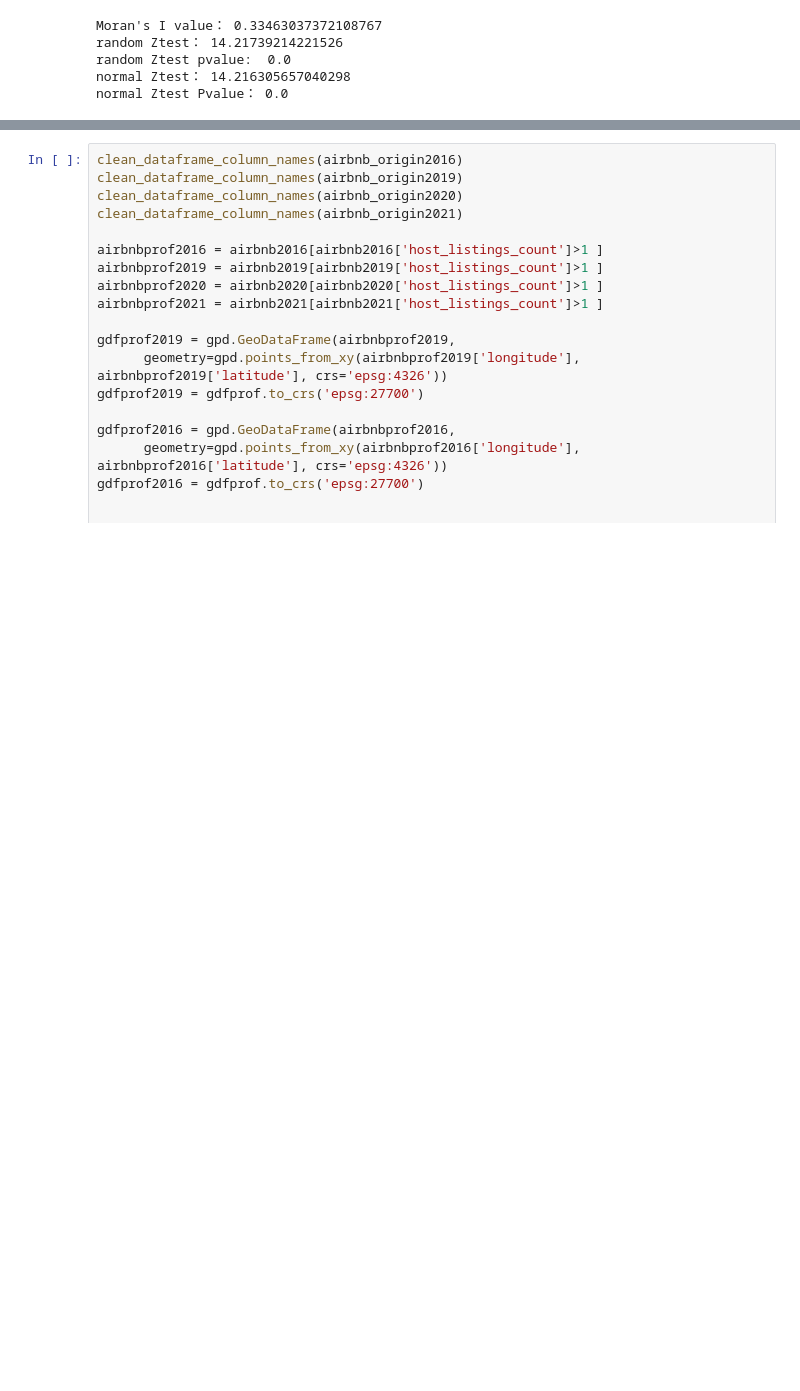
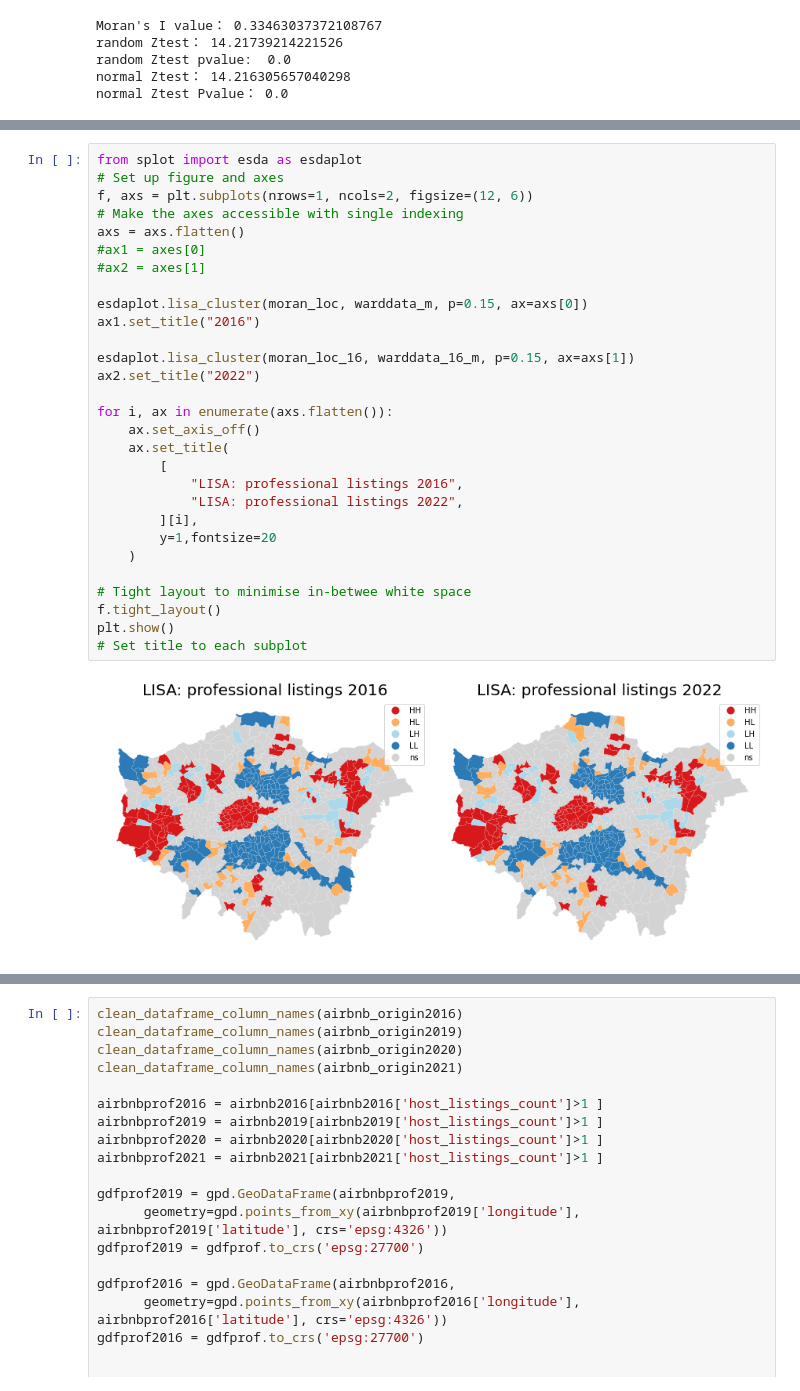
Before and after one commit to korentinchen/fsdsgroupwork, a Jupyter notebook: test.ipynb, the cells around one changed output, grey strips where cells are left out. Saved outputs shown, nothing was run; the diff lists cells and outputs as text; blank space fills up the shorter version.

```diff
--- a/test.ipynb
+++ b/test.ipynb
@@ -548,0 +557,31 @@ fig, ax = lisa_cluster(moran_loc_16, warddata_16_m, p=0.1, figsize = (9,9))
+# %%
+from splot import esda as esdaplot
+# Set up figure and axes
+f, axs = plt.subplots(nrows=1, ncols=2, figsize=(12, 6))
+# Make the axes accessible with single indexing
+axs = axs.flatten()
+#ax1 = axes[0]
+#ax2 = axes[1]
+
+esdaplot.lisa_cluster(moran_loc, warddata_m, p=0.15, ax=axs[0])
+ax1.set_title("2016")
+
+esdaplot.lisa_cluster(moran_loc_16, warddata_16_m, p=0.15, ax=axs[1])
+ax2.set_title("2022")
+
+for i, ax in enumerate(axs.flatten()):
+    ax.set_axis_off()
+    ax.set_title(
+        [
+            "LISA: professional listings 2016",
+            "LISA: professional listings 2022",
+        ][i],
+        y=1,fontsize=20
+    )
+
+# Tight layout to minimise in-betwee white space
+f.tight_layout()
+plt.show()
+# Set title to each subplot
+# %% [output]
+[figure, added]
```
Also changed, not shown: parts of 6 cells of this notebook.
